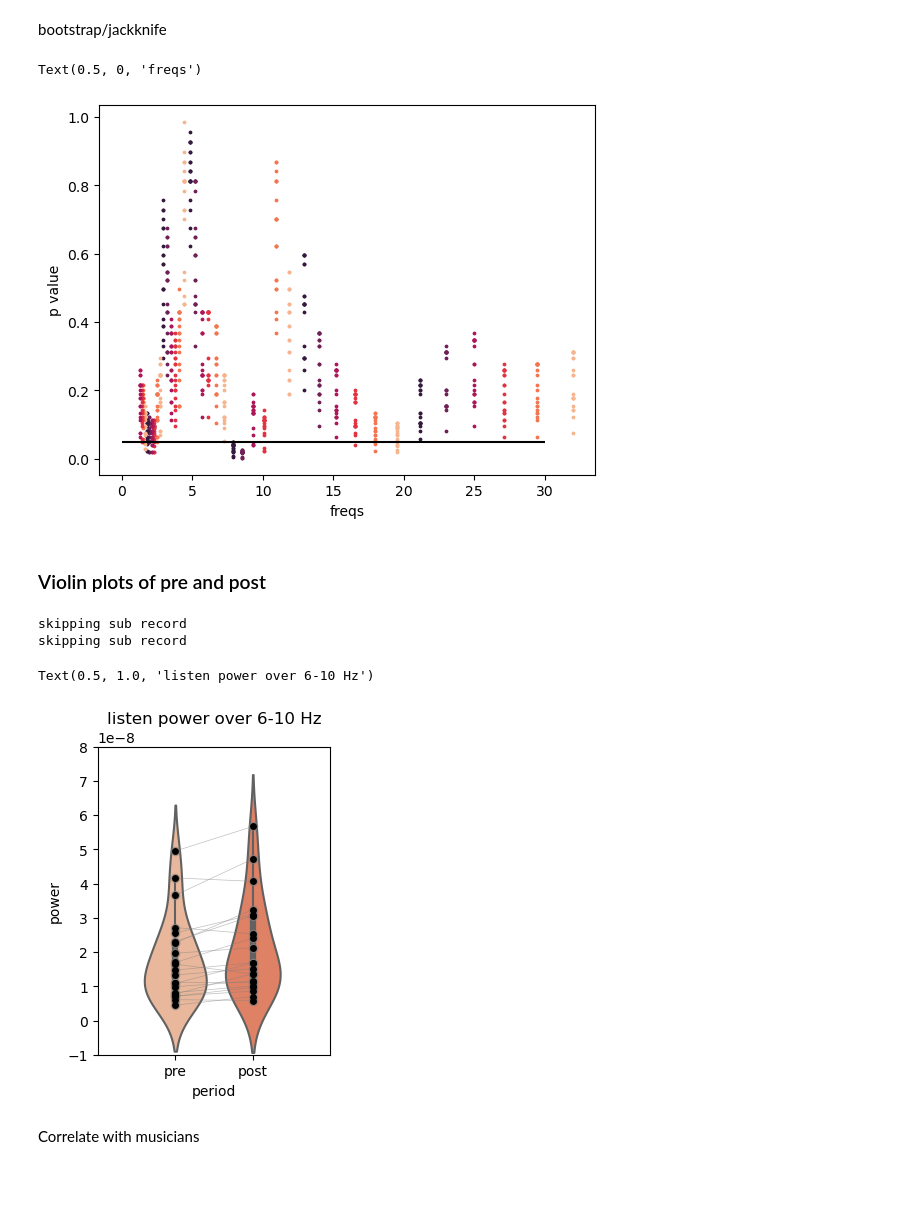
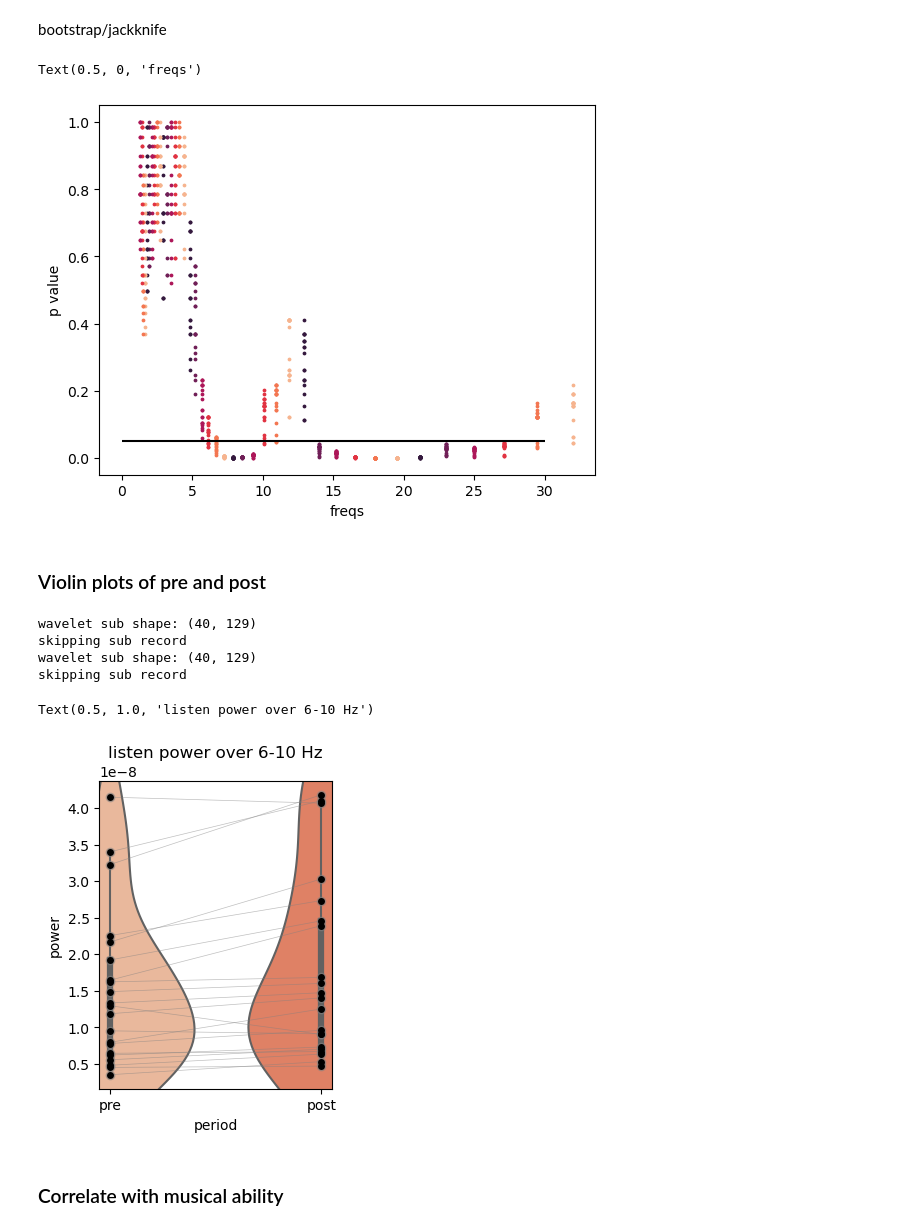
Before and after one commit to haiqin-zhang/AM-EEG, a Jupyter notebook: wavelet/plot_all_diffs.ipynb, the cells around one changed output. Saved outputs shown, nothing was run; the diff lists cells and outputs as text; code cells hidden in the pictures; blank space fills up the shorter version.

Commit message:
CSP CV over freq

```diff
--- a/wavelet/plot_all_diffs.ipynb
+++ b/wavelet/plot_all_diffs.ipynb
@@ -32,11 +32,13 @@ warnings.simplefilter(action='ignore', category=FutureWarning)
 ### Wavelet for multiple subjects listen and motor
 # %%
 task = 'listen'
-ch_to_visualize = ['T7']
+ch_to_visualize = ['Cz']
 
-wavelet_dir = f'/Users/cindyzhang/Documents/M2/Audiomotor_Piano/AM-EEG/wavelet/wavelets_mat_{task}__n05to05_30Hz_all_ave'
+wavelet_dir = f'/Users/cindyzhang/Documents/M2/Audiomotor_Piano/AM-EEG/wavelet/wavelets_mat_{task}__n05to05_30Hz_all_ave_freq'
 subjects_to_process = find_existing_subjects(wavelet_dir)
-#subjects_to_process = ['13', '18', '12', '02']
+
+good_listen_subjects, good_motor_subjects, musicians, nonmusicians = load_subject_lists()
+
 print('processing subjects', subjects_to_process)
 
 wavelet_trans_info = loadmat(os.path.join(wavelet_dir,f'wavelet_record.mat'))
@@ -165,16 +161,18 @@ plt.ylabel('p value')
 plt.xlabel('freqs')
 # %% [output]
 Text(0.5, 0, 'freqs')
-[figure, old version]
+[figure, new version]
 # %% [markdown]
 ### Violin plots of pre and post
 # %%
 #TO DO??
 
-power_df_610 = power_over_subs(subjects_to_process, wavelet_dir, freqs_to_sum=[6,10])
-power_df_1230 = power_over_subs(subjects_to_process, wavelet_dir, freqs_to_sum=[12,30])
+power_df_610 = power_over_subs(subjects_to_process, wavelet_dir, already_ave=True, freqs_to_sum=[7.2,9.3], ch_to_process = ['Cz'])
+power_df_1230 = power_over_subs(subjects_to_process, wavelet_dir, already_ave=True, freqs_to_sum=[12,30], ch_to_process = ['Cz'])
 # %% [output]
+wavelet sub shape: (40, 129)
 skipping sub record
+wavelet sub shape: (40, 129)
 skipping sub record
 # %%
 def find_power_diff(power_df):
@@ -210,14 +208,14 @@ def plot_power_bands(power_df_band):
         plt.plot(subject_data['period'], subject_data['power'], marker='o', color='grey', alpha=0.5, linewidth=0.5)
 # %%
 plot_power_bands(power_df_610)
-plt.ylim(-1e-8, 8e-8)
-plt.xlim(-1,2)
+#plt.ylim(-1e-8, 8e-8)
+#plt.xlim(-1,2)
 plt.title(f"{task} power over 6-10 Hz")
 # %% [output]
 Text(0.5, 1.0, 'listen power over 6-10 Hz')
-[figure, old version]
+[figure, new version]
-# %% [markdown]
-Correlate with musicians
+# %% [markdown]
+### Correlate with musical ability
 # %%
 def diff_score_df(power_diff_df, scores_df):
 
```
Also changed, not shown: parts of 17 cells of this notebook, 5 other files.
